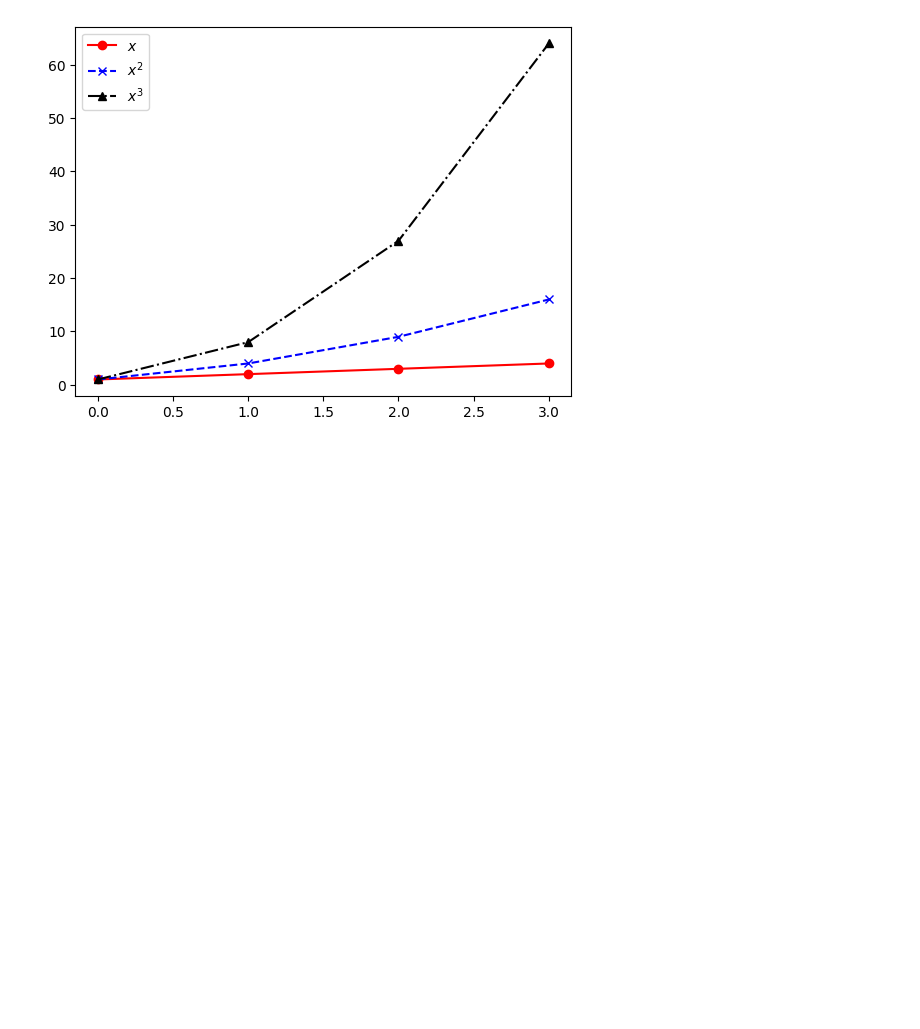
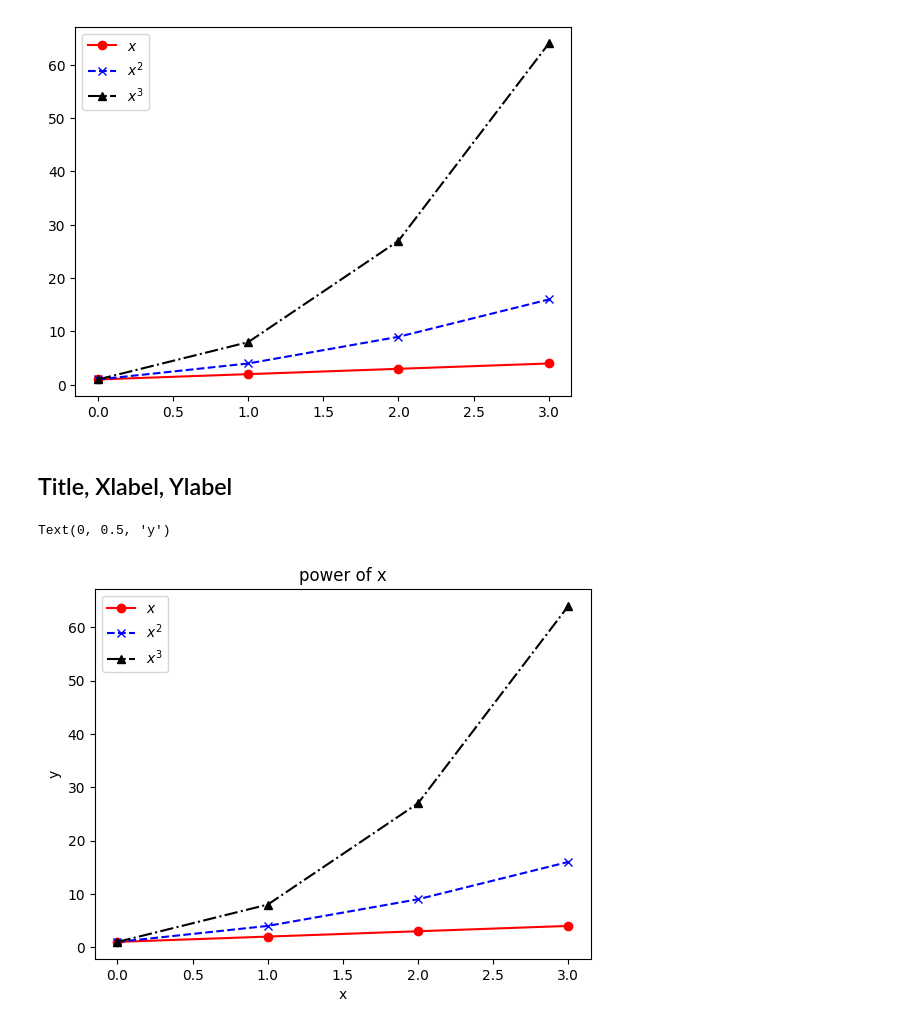
Before and after one commit to vcdemy/20230613, a Jupyter notebook: 20230718筆記.ipynb, the cells around one changed output. Saved outputs shown, nothing was run; the diff lists cells and outputs as text; code cells hidden in the pictures; blank space fills up the shorter version.

```diff
--- a/20230718筆記.ipynb
+++ b/20230718筆記.ipynb
@@ -77,3 +77,16 @@ plt.legend()
 # %% [output]
 <matplotlib.legend.Legend at 0x...>
 [figure]
+# %% [markdown]
+## Title, Xlabel, Ylabel
+# %%
+plt.plot(x, 'ro-', label="$x$")
+plt.plot(x**2, 'bx--', label="$x^2$")
+plt.plot(x**3, 'k^-.', label="$x^3$")
+plt.legend()
+plt.title("power of x")
+plt.xlabel("x")
+plt.ylabel("y")
+# %% [output]
+Text(0, 0.5, 'y')
+[figure, added]
```
Also changed, not shown: parts of 6 cells of this notebook.
